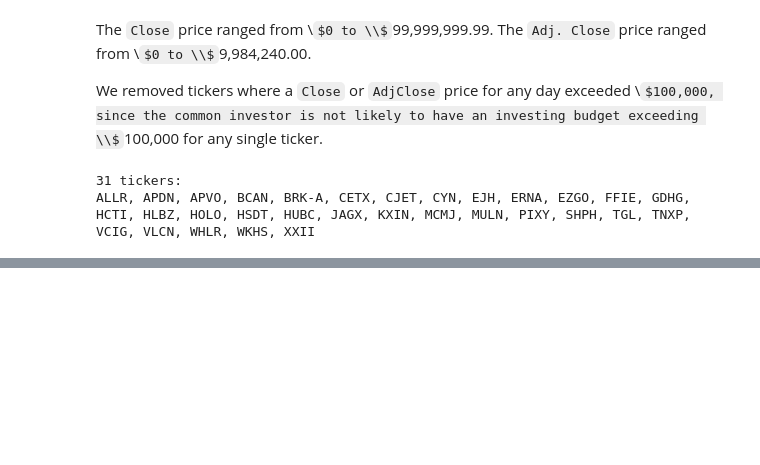
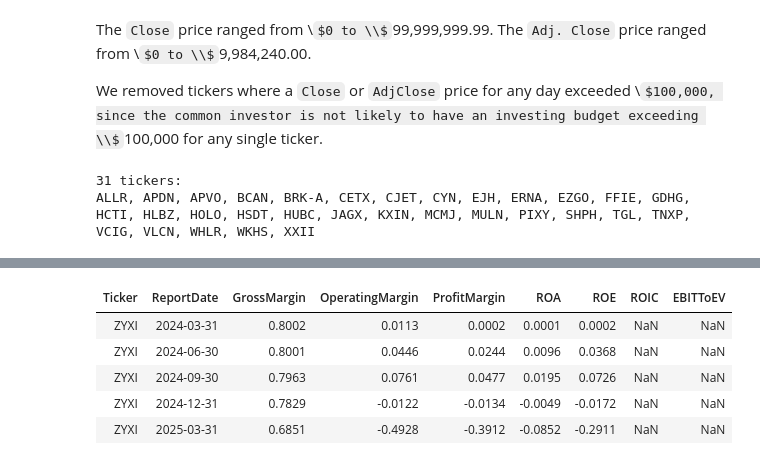
Before and after one commit to aaron-san/fundamentals-db-simfin-mysql, a Jupyter notebook: index.ipynb, the cells around one changed output, grey strips where cells are left out. Saved outputs shown, nothing was run; the diff lists cells and outputs as text; code cells hidden in the pictures; some formulas as TeX source; blank space fills up the shorter version.

```diff
--- a/index.ipynb
+++ b/index.ipynb
@@ -585,0 +782,19 @@ HTML(df.to_html(index=False))
+# %%
+# HideCell
+
+from IPython.display import HTML
+import json
+import pandas as pd
+from sqlalchemy import create_engine
+
+with open("mysql_creds.json") as f:
+    creds = json.load(f)
+
+engine = create_engine(
+    f"mysql+pymysql://{creds['user']}:{creds['password']}@localhost/{creds['database']}"
+)
+\
+df = pd.read_sql("SELECT * FROM metrics_growth", engine)
+
+# -- df = pd.DataFrame(cursor.fetchall(), columns=[desc[0] for desc in cursor.description])
+HTML(df.tail().to_html(index=False))
@@ -654,0 +854,26 @@ ON us_shareprices_monthly (Ticker, Date);
+# %%
+# HideCell
+
+from IPython.display import HTML
+import json
+import pandas as pd
+from sqlalchemy import create_engine
+
+with open("mysql_creds.json") as f:
+    creds = json.load(f)
+
+engine = create_engine(
+    f"mysql+pymysql://{creds['user']}:{creds['password']}@localhost/{creds['database']}"
+)
+\
+df = pd.read_sql("SELECT * FROM metrics_profitability", engine)
+
+# -- df = pd.DataFrame(cursor.fetchall(), columns=[desc[0] for desc in cursor.description])
+HTML(df.tail().to_html(index=False))
+# %% [output]
+| Ticker | ReportDate | GrossMargin | OperatingMargin | ProfitMargin | ROA | ROE | ROIC | EBITToEV |
+| ZYXI | 2024-03-31 | 0.8002 | 0.0113 | 0.0002 | 0.0001 | 0.0002 | NaN | NaN |
+| ZYXI | 2024-06-30 | 0.8001 | 0.0446 | 0.0244 | 0.0096 | 0.0368 | NaN | NaN |
+| ZYXI | 2024-09-30 | 0.7963 | 0.0761 | 0.0477 | 0.0195 | 0.0726 | NaN | NaN |
+| ZYXI | 2024-12-31 | 0.7829 | -0.0122 | -0.0134 | -0.0049 | -0.0172 | NaN | NaN |
+| ZYXI | 2025-03-31 | 0.6851 | -0.4928 | -0.3912 | -0.0852 | -0.2911 | NaN | NaN |
```
Also changed, not shown: parts of 44 cells of this notebook, 4 other files.
